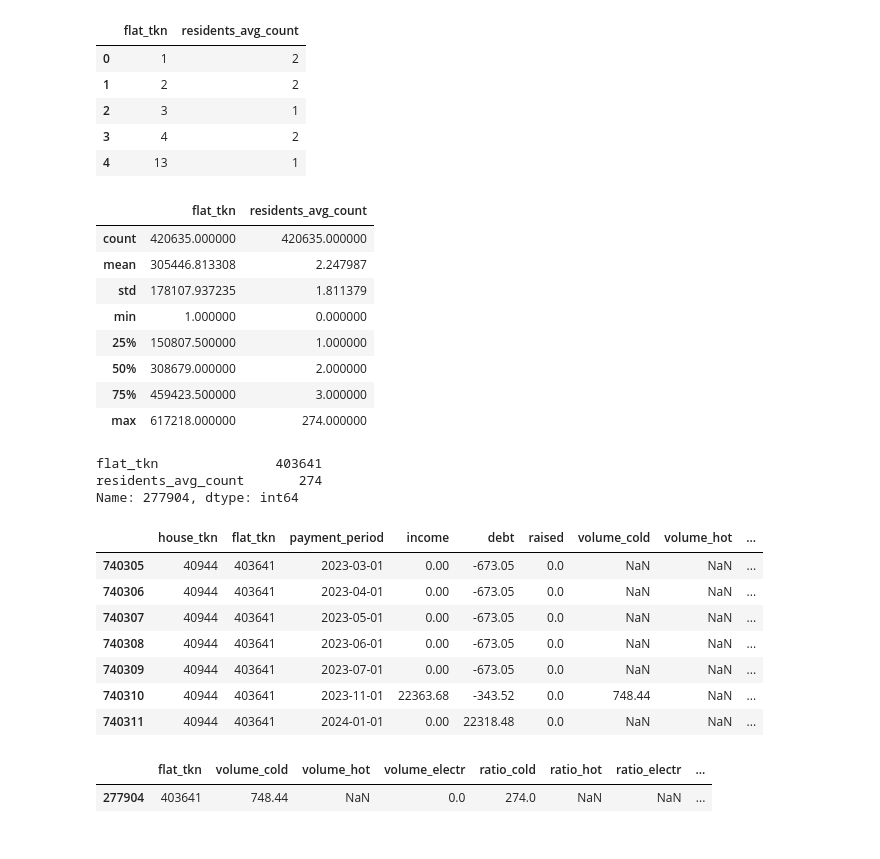
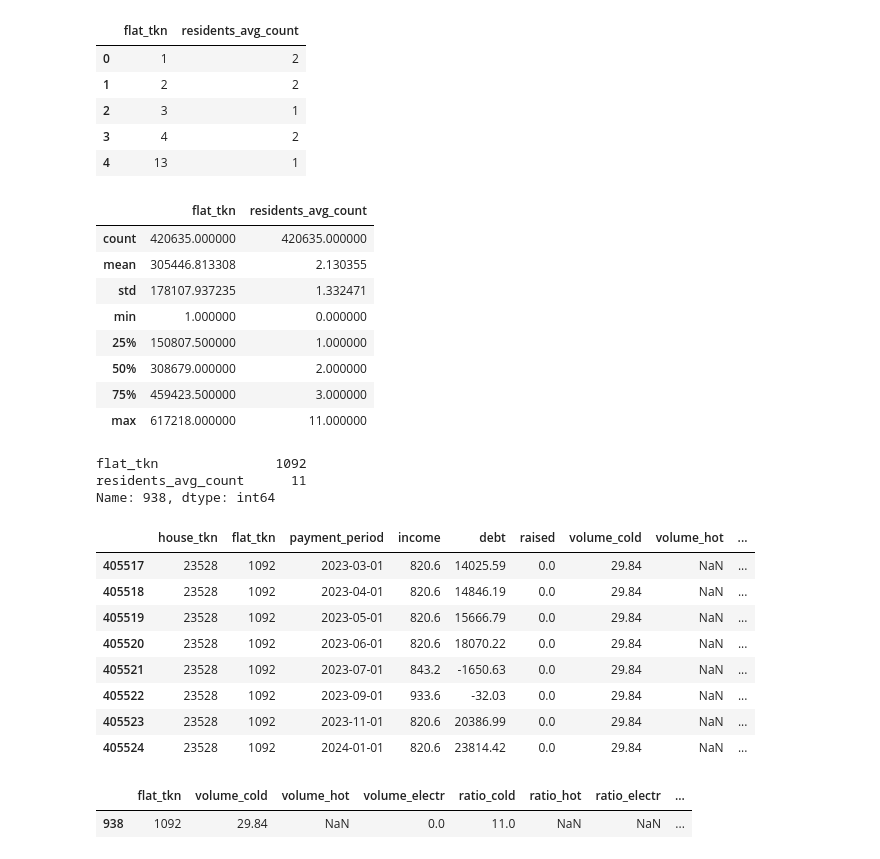
Before and after one commit to klyuchnikova/raii_summer_camp_2024, a Jupyter notebook: 2_raai_school_2024.ipynb, the cells around one changed output. Drawn from its saved outputs; the diff is of its cells as text; code cells hidden in the pictures.

```diff
--- a/2_raai_school_2024.ipynb
+++ b/2_raai_school_2024.ipynb
@@ -74,7 +74,8 @@ fig, axes = plt.subplots(nrows=3, ncols=1, figsize=(8, 6))
 
 for i, feature in enumerate(features):
     lower_bound = np.percentile(data[feature].dropna(), 5)
-    upper_bound = np.percentile(data[feature].dropna(), 97)
+    upper_bound = np.percentile(data[feature].dropna(), 99)
+    print(lower_bound, upper_bound)
     filtered_data = data[feature][(data[feature] >= lower_bound) & (data[feature] <= upper_bound)].dropna()
     filtered_data.dropna()
     axes[i].hist(filtered_data, bins=20, alpha=0.5)
@@ -102,0 +109,7 @@ data['volume_electr'] = data['volume_electr'].apply(lambda x: np.nan if x < 0 el
+# %%
+features = ['volume_cold', 'volume_hot', 'volume_electr']
+
+for i, feature in enumerate(features):
+    lower_bound = np.percentile(data[feature].dropna(), 2)
+    upper_bound = np.percentile(data[feature].dropna(), 98)
+    data[feature] = data[feature].apply(lambda x: np.nan if ((x < lower_bound) or (x > upper_bound)) else x)
@@ -204,32 +229,33 @@ output_df.describe()
 # %% [output]
 |  | flat_tkn | residents_avg_count |
 | count | 420635.000000 | 420635.000000 |
-| mean | 305446.813308 | 2.247987 |
-| std | 178107.937235 | 1.811379 |
+| mean | 305446.813308 | 2.130355 |
+| std | 178107.937235 | 1.332471 |
 | min | 1.000000 | 0.000000 |
 | 25% | 150807.500000 | 1.000000 |
 | 50% | 308679.000000 | 2.000000 |
 | 75% | 459423.500000 | 3.000000 |
-| max | 617218.000000 | 274.000000 |
+| max | 617218.000000 | 11.000000 |
 # %%
 output_df.loc[output_df['residents_avg_count'].idxmax()]
 # %% [output]
-flat_tkn               403641
-residents_avg_count       274
-Name: 277904, dtype: int64
+flat_tkn               1092
+residents_avg_count      11
+Name: 938, dtype: int64
 # %%
-data[data['flat_tkn'] == 403641]
+data[data['flat_tkn'] == 1092]
 # %% [output]
 |  | house_tkn | flat_tkn | payment_period | income | debt | raised | volume_cold | volume_hot | ... |
-| 740305 | 40944 | 403641 | 2023-03-01 | 0.00 | -673.05 | 0.0 | NaN | NaN | ... |
-| 740306 | 40944 | 403641 | 2023-04-01 | 0.00 | -673.05 | 0.0 | NaN | NaN | ... |
-| 740307 | 40944 | 403641 | 2023-05-01 | 0.00 | -673.05 | 0.0 | NaN | NaN | ... |
-| 740308 | 40944 | 403641 | 2023-06-01 | 0.00 | -673.05 | 0.0 | NaN | NaN | ... |
-| 740309 | 40944 | 403641 | 2023-07-01 | 0.00 | -673.05 | 0.0 | NaN | NaN | ... |
-| 740310 | 40944 | 403641 | 2023-11-01 | 22363.68 | -343.52 | 0.0 | 748.44 | NaN | ... |
-| 740311 | 40944 | 403641 | 2024-01-01 | 0.00 | 22318.48 | 0.0 | NaN | NaN | ... |
+| 405517 | 23528 | 1092 | 2023-03-01 | 820.6 | 14025.59 | 0.0 | 29.84 | NaN | ... |
+| 405518 | 23528 | 1092 | 2023-04-01 | 820.6 | 14846.19 | 0.0 | 29.84 | NaN | ... |
+| 405519 | 23528 | 1092 | 2023-05-01 | 820.6 | 15666.79 | 0.0 | 29.84 | NaN | ... |
+| 405520 | 23528 | 1092 | 2023-06-01 | 820.6 | 18070.22 | 0.0 | 29.84 | NaN | ... |
+| 405521 | 23528 | 1092 | 2023-07-01 | 843.2 | -1650.63 | 0.0 | 29.84 | NaN | ... |
+| 405522 | 23528 | 1092 | 2023-09-01 | 933.6 | -32.03 | 0.0 | 29.84 | NaN | ... |
+| 405523 | 23528 | 1092 | 2023-11-01 | 820.6 | 20386.99 | 0.0 | 29.84 | NaN | ... |
+| 405524 | 23528 | 1092 | 2024-01-01 | 820.6 | 23814.42 | 0.0 | 29.84 | NaN | ... |
 # %%
-grouped[grouped['flat_tkn'] == 403641]
+grouped[grouped['flat_tkn'] == 1092]
 # %% [output]
 |  | flat_tkn | volume_cold | volume_hot | volume_electr | ratio_cold | ratio_hot | ratio_electr | ... |
-| 277904 | 403641 | 748.44 | NaN | 0.0 | 274.0 | NaN | NaN | ... |
+| 938 | 1092 | 29.84 | NaN | 0.0 | 11.0 | NaN | NaN | ... |
```
Also changed, not shown: parts of 6 cells of this notebook, 1 other file.
